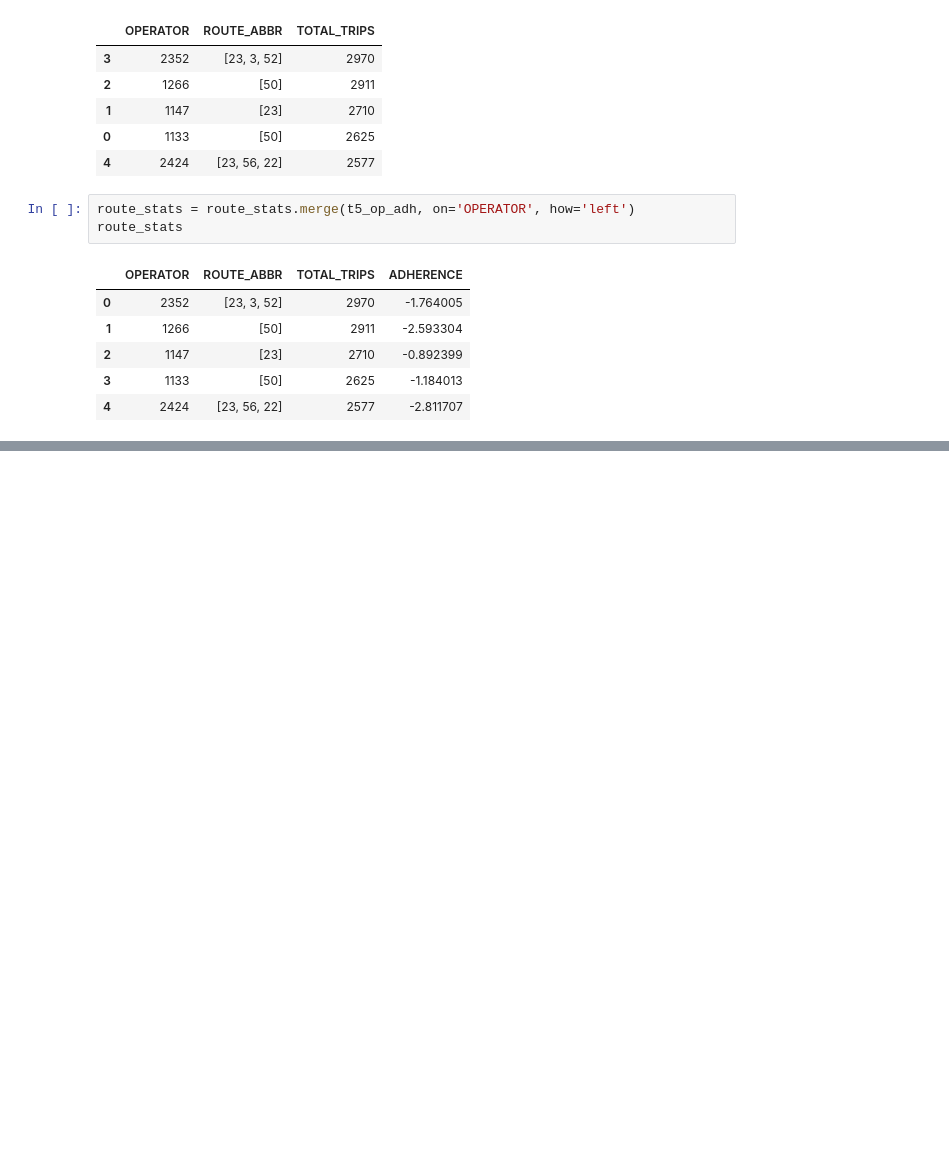
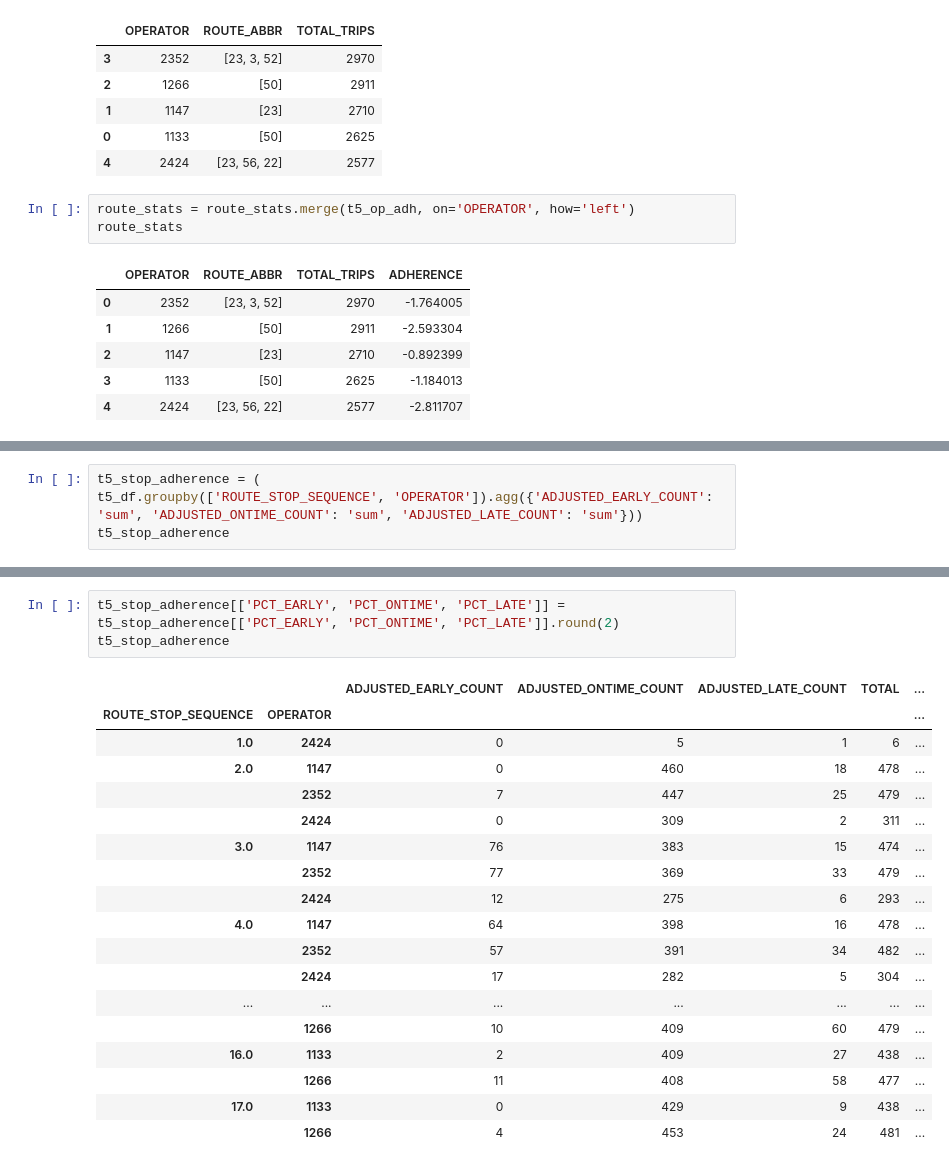
Before and after one commit to Isiybelle/wego-analysis, a Jupyter notebook: notebooks/TKhercules.ipynb, the cells around one changed output, grey strips where cells are left out. Saved outputs shown, nothing was run; the diff lists cells and outputs as text; blank space fills up the shorter version.

```diff
--- a/notebooks/TKhercules.ipynb
+++ b/notebooks/TKhercules.ipynb
@@ -630,0 +640,4 @@ route_stats
+# %%
+t5_stop_adherence = (
+t5_df.groupby(['ROUTE_STOP_SEQUENCE', 'OPERATOR']).agg({'ADJUSTED_EARLY_COUNT': 'sum', 'ADJUSTED_ONTIME_COUNT': 'sum', 'ADJUSTED_LATE_COUNT': 'sum'}))
+t5_stop_adherence
@@ -630,0 +690,22 @@ route_stats
+# %%
+t5_stop_adherence[['PCT_EARLY', 'PCT_ONTIME', 'PCT_LATE']] = t5_stop_adherence[['PCT_EARLY', 'PCT_ONTIME', 'PCT_LATE']].round(2)
+t5_stop_adherence
+# %% [output]
+|  |  | ADJUSTED_EARLY_COUNT | ADJUSTED_ONTIME_COUNT | ADJUSTED_LATE_COUNT | TOTAL | ... |
+| ROUTE_STOP_SEQUENCE | OPERATOR |  |  |  |  | ... |
+| 1.0 | 2424 | 0 | 5 | 1 | 6 | ... |
+| 2.0 | 1147 | 0 | 460 | 18 | 478 | ... |
+|  | 2352 | 7 | 447 | 25 | 479 | ... |
+|  | 2424 | 0 | 309 | 2 | 311 | ... |
+| 3.0 | 1147 | 76 | 383 | 15 | 474 | ... |
+|  | 2352 | 77 | 369 | 33 | 479 | ... |
+|  | 2424 | 12 | 275 | 6 | 293 | ... |
+| 4.0 | 1147 | 64 | 398 | 16 | 478 | ... |
+|  | 2352 | 57 | 391 | 34 | 482 | ... |
+|  | 2424 | 17 | 282 | 5 | 304 | ... |
+| ... | ... | ... | ... | ... | ... | ... |
+|  | 1266 | 10 | 409 | 60 | 479 | ... |
+| 16.0 | 1133 | 2 | 409 | 27 | 438 | ... |
+|  | 1266 | 11 | 408 | 58 | 477 | ... |
+| 17.0 | 1133 | 0 | 429 | 9 | 438 | ... |
+|  | 1266 | 4 | 453 | 24 | 481 | ... |
```
Also changed, not shown: parts of 6 cells of this notebook.
